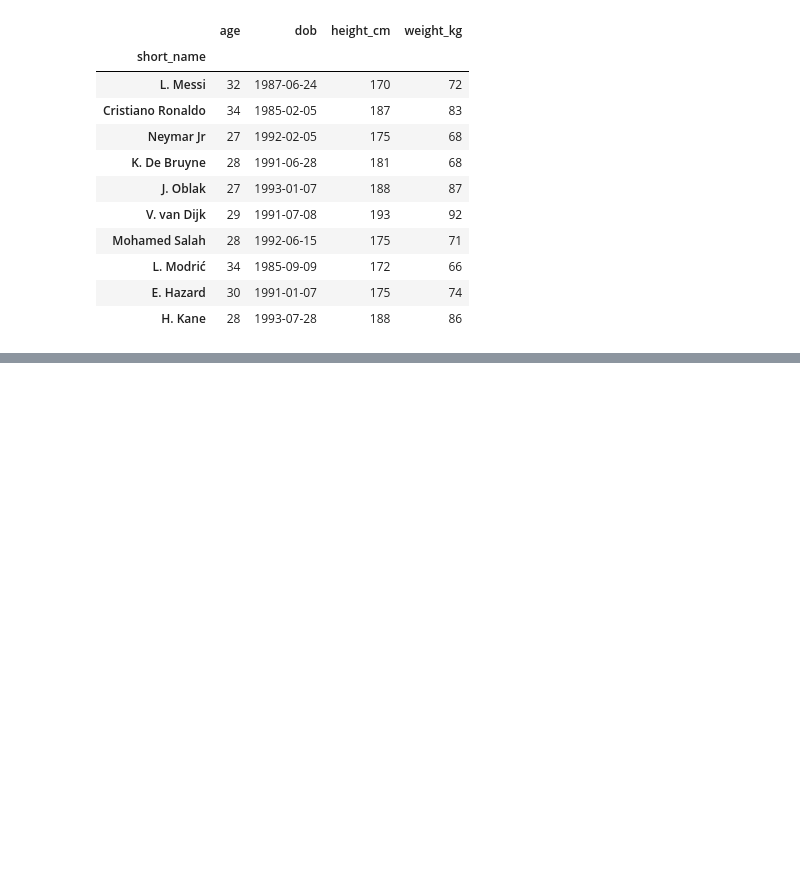
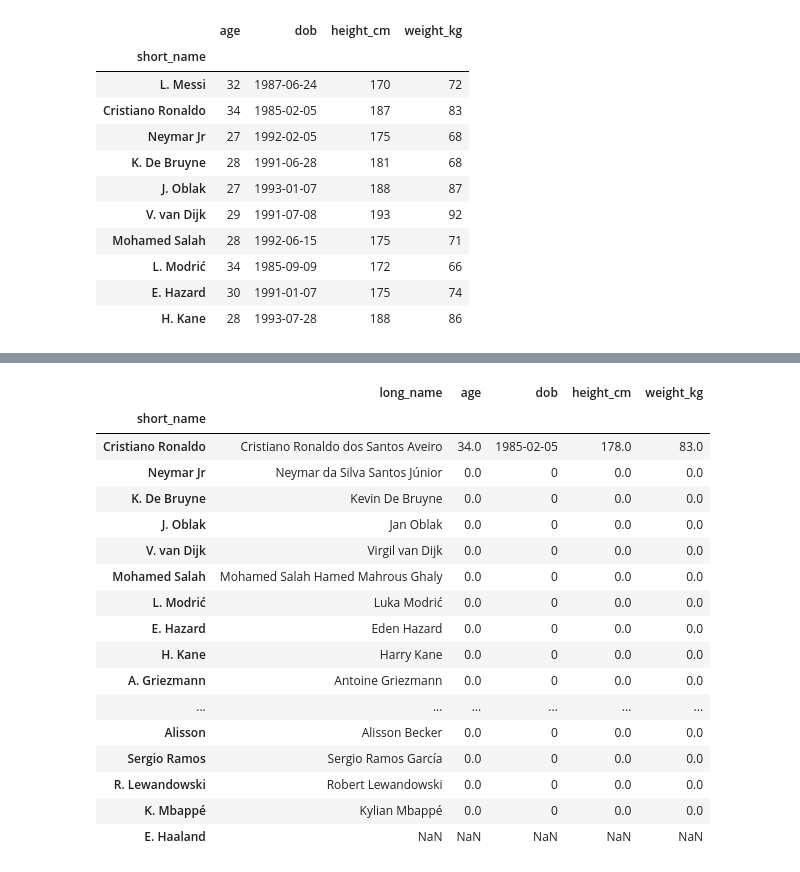
Before and after one commit to Hacker-2027/Data06, a Jupyter notebook: Data06.ipynb, the cells around one changed output, grey strips where cells are left out. Drawn from its saved outputs; the diff is of its cells as text; code cells hidden in the pictures; blank space fills up the shorter version.

```diff
--- a/Data06.ipynb
+++ b/Data06.ipynb
@@ -238,0 +334,3 @@ df.iloc[0:10,columns]
+# %%
+df.loc[['L. Messi','Cristiano Ronaldo'],['height_cm',]] = 178
+df.head()
@@ -238,0 +345,4 @@ df.iloc[0:10,columns]
+# %%
+columns = ['age','dob','height_cm','weight_kg']
+df.loc[df['height_cm']>180,columns] = 0
+df.head()
@@ -238,0 +357,21 @@ df.iloc[0:10,columns]
+# %%
+df.drop('L. Messi',axis=0)
+# %% [output]
+|  | long_name | age | dob | height_cm | weight_kg |
+| short_name |  |  |  |  |  |
+| Cristiano Ronaldo | Cristiano Ronaldo dos Santos Aveiro | 34.0 | 1985-02-05 | 178.0 | 83.0 |
+| Neymar Jr | Neymar da Silva Santos Júnior | 0.0 | 0 | 0.0 | 0.0 |
+| K. De Bruyne | Kevin De Bruyne | 0.0 | 0 | 0.0 | 0.0 |
+| J. Oblak | Jan Oblak | 0.0 | 0 | 0.0 | 0.0 |
+| V. van Dijk | Virgil van Dijk | 0.0 | 0 | 0.0 | 0.0 |
+| Mohamed Salah | Mohamed Salah Hamed Mahrous Ghaly | 0.0 | 0 | 0.0 | 0.0 |
+| L. Modrić | Luka Modrić | 0.0 | 0 | 0.0 | 0.0 |
+| E. Hazard | Eden Hazard | 0.0 | 0 | 0.0 | 0.0 |
+| H. Kane | Harry Kane | 0.0 | 0 | 0.0 | 0.0 |
+| A. Griezmann | Antoine Griezmann | 0.0 | 0 | 0.0 | 0.0 |
+| ... | ... | ... | ... | ... | ... |
+| Alisson | Alisson Becker | 0.0 | 0 | 0.0 | 0.0 |
+| Sergio Ramos | Sergio Ramos García | 0.0 | 0 | 0.0 | 0.0 |
+| R. Lewandowski | Robert Lewandowski | 0.0 | 0 | 0.0 | 0.0 |
+| K. Mbappé | Kylian Mbappé | 0.0 | 0 | 0.0 | 0.0 |
+| E. Haaland | NaN | NaN | NaN | NaN | NaN |
```
Also changed, not shown: parts of 23 cells of this notebook.
